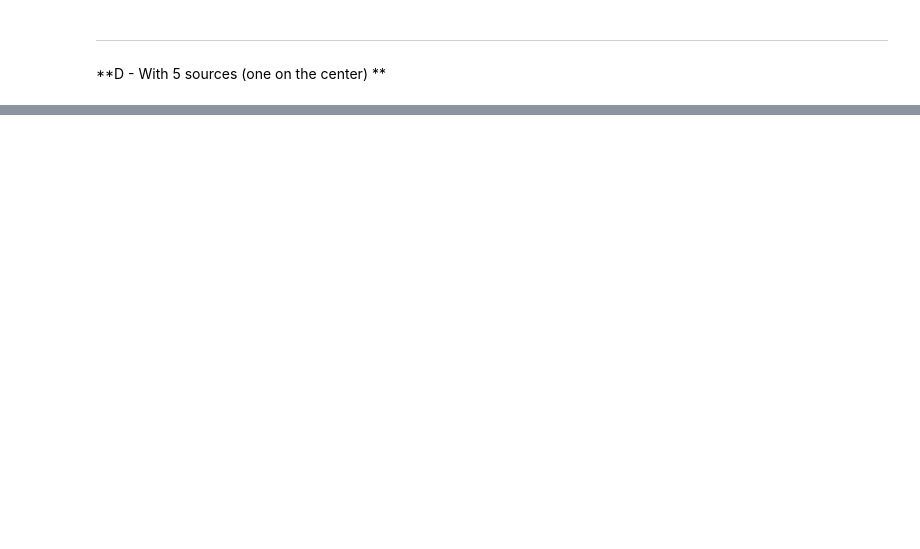
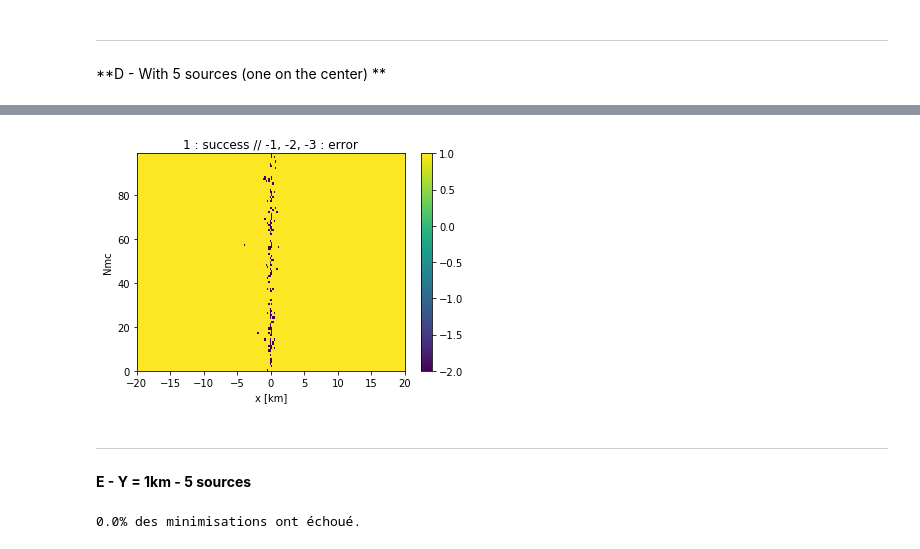
Before and after one commit to ponchama/Cognac_Acoustique, a Jupyter notebook: Geolocation/geolocation_v2.ipynb, the cells around one changed output, grey strips where cells are left out. Drawn from its saved outputs; the diff is of its cells as text; code cells hidden in the pictures; blank space fills up the shorter version.

```diff
--- a/Geolocation/geolocation_v2.ipynb
+++ b/Geolocation/geolocation_v2.ipynb
@@ -578,3 +596,18 @@ min (bias) = 12.2 m
+# %%
+plt.figure()
+Ns = np.arange (0.,Nmc,1.)
+plt.pcolormesh(X/1000., Ns, Success_t20_5sources)
+plt.colorbar()
+plt.xlabel('x [km]')
+plt.ylabel('Nmc')
+plt.title('1 : success // -1, -2, -3 : error')
+ax.set_aspect('equal')
+plt.show()
+# %% [output]
+[figure, added]
+# %% [markdown]
+---
+**E - Y = 1km - 5 sources**
 # %%
 Y=1000.
 RMS_y1_5sources, Biais_y1_5sources, Success_y1_5sources = transect (sources, X, Y, Nmc, var)
@@ -581,3 +618,9 @@ RMS_y1_5sources, Biais_y1_5sources, Success_y1_5sources = transect (sources, X,
+# %%
+rej = np.where(Success_y1_5sources != 1)[0].size
+tot = Success_y1_5sources.size
+print("%.1f" %(rej/tot*100.) + "% des minimisations ont échoué.")
+# %% [output]
+0.0% des minimisations ont échoué.
 # %%
 plot_transect(sources, X, Y, RMS_y1_5sources, Biais_y1_5sources)
 # %% [output]
```
Also changed, not shown: parts of 17 cells of this notebook.
